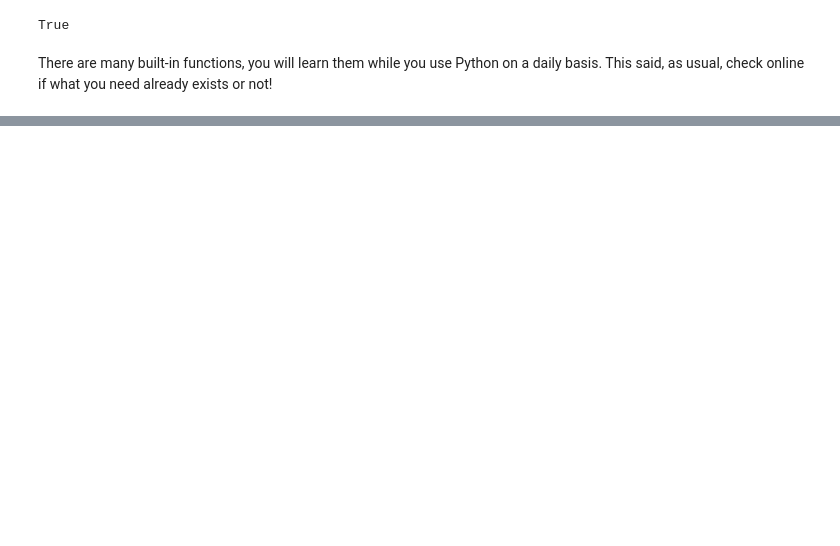
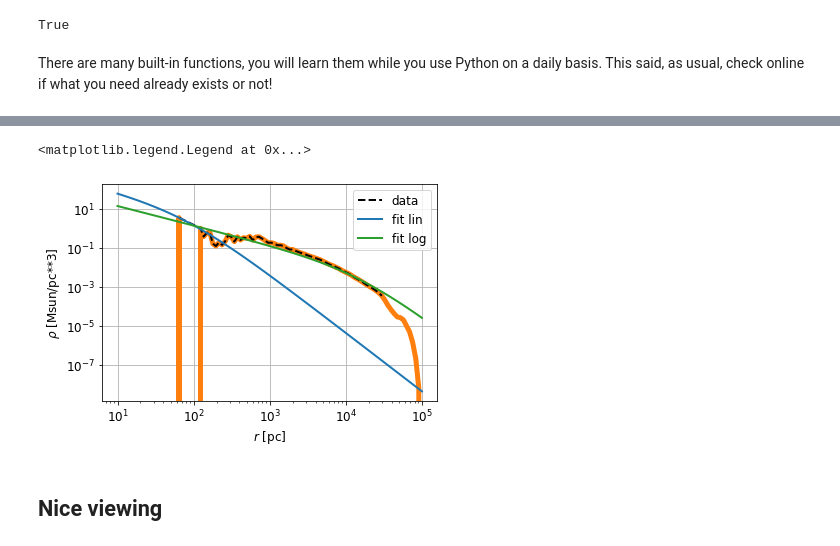
Before and after one commit to HugoPfister/Python_For_Astronomy, a Jupyter notebook: Simulation/analysis.ipynb, the cells around one changed output, grey strips where cells are left out. Cells and saved outputs as stored; diff of their text form; code cells hidden in the pictures; blank space fills up the shorter version.

```diff
--- a/Simulation/analysis.ipynb
+++ b/Simulation/analysis.ipynb
@@ -126,0 +198,19 @@ There are many built-in functions, you will learn them while you use Python on a
+# %%
+plt.loglog(bin_r[1:], rho, linewidth=5, color='C1')
+plt.loglog(bin_r[1:][filt], rho[filt], linestyle='--', color='k', label='data')
+
+popt,pcov = curve_fit(NFW, bin_r[1:][filt], rho[filt])
+plt.loglog(bin_r, (NFW(bin_r, popt[0], popt[1])), label='fit lin')
+
+#fitting with log is here
+popt,pcov = curve_fit(log_NFW, bin_r[1:][filt], np.log(rho)[filt])
+plt.loglog(bin_r, np.exp(log_NFW(bin_r, popt[0], popt[1])), label='fit log', color='C2')
+
+plt.xlabel('$r$ [pc]')
+plt.ylabel('$\\rho$ [Msun/pc**3]')
+plt.legend()
+# %% [output]
+<matplotlib.legend.Legend at 0x...>
+[figure, added]
+# %% [markdown]
+## Nice viewing
```
Also changed, not shown: parts of 56 cells of this notebook.
